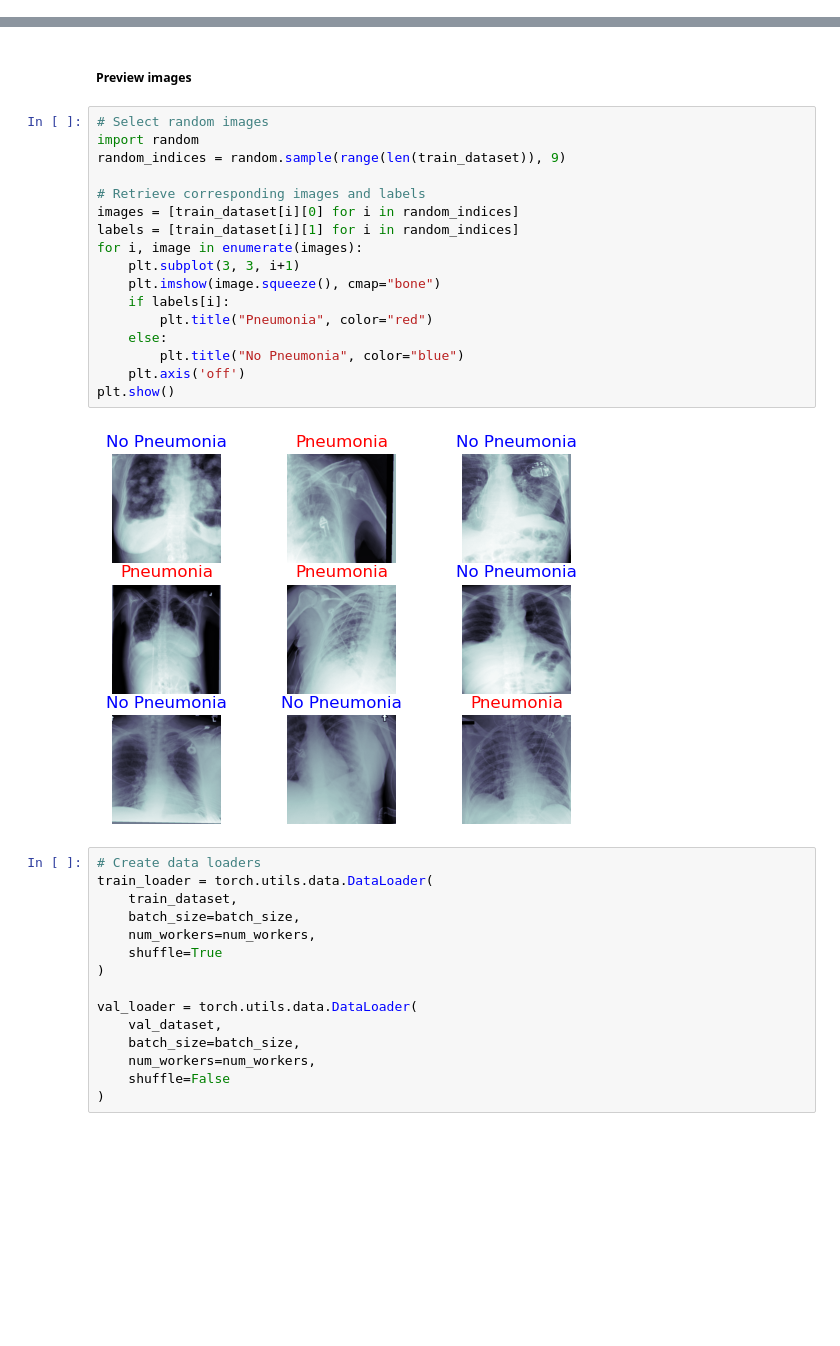
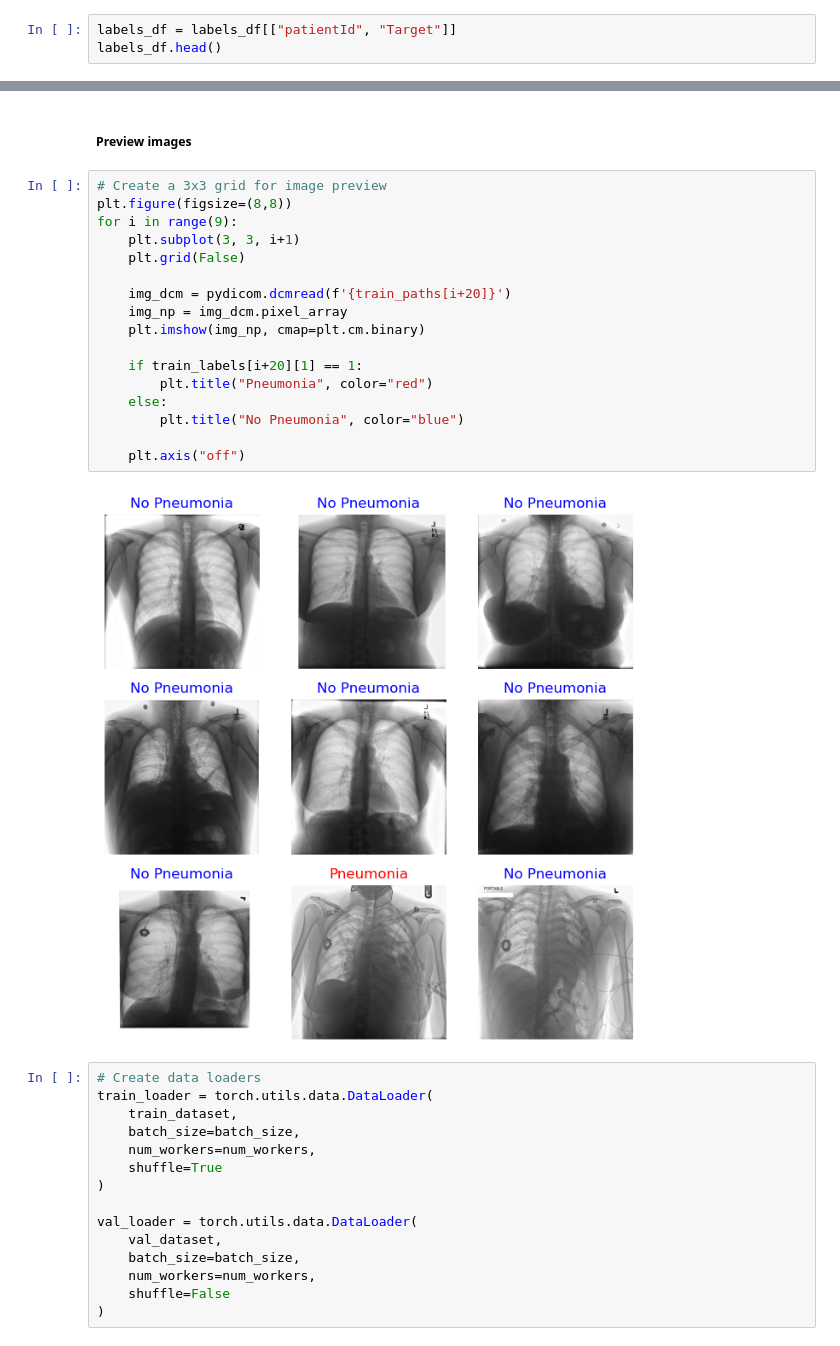
Before and after one commit to JacobJ215/Pneumonia-Classification, a Jupyter notebook: pneumonia_classification.ipynb, the cells around one changed output, grey strips where cells are left out. Saved outputs shown, nothing was run; the diff lists cells and outputs as text; blank space fills up the shorter version.

Commit message:
created and trained custom classifier

```diff
--- a/pneumonia_classification.ipynb
+++ b/pneumonia_classification.ipynb
@@ -36,0 +43,3 @@ labels_df.head()
+# %%
+labels_df = labels_df[["patientId", "Target"]]
+labels_df.head()
@@ -99,24 +87,24 @@ val_dataset.transforms = val_transforms
 # %% [markdown]
 ##### Preview images
-# %%
-# Select random images
-import random
-random_indices = random.sample(range(len(train_dataset)), 9)
-
-# Retrieve corresponding images and labels
-images = [train_dataset[i][0] for i in random_indices]
-labels = [train_dataset[i][1] for i in random_indices]
-for i, image in enumerate(images):
-    plt.subplot(3, 3, i+1)
-    plt.imshow(image.squeeze(), cmap="bone")
-    if labels[i]:
-        plt.title("Pneumonia", color="red")
-    else:
-        plt.title("No Pneumonia", color="blue")
-    plt.axis('off')
-plt.show()
-# %% [output]
-[figure, removed]
+# %%
+# Create a 3x3 grid for image preview
+plt.figure(figsize=(8,8))
+for i in range(9):
+    plt.subplot(3, 3, i+1)
+    plt.grid(False)
+
+    img_dcm = pydicom.dcmread(f'{train_paths[i+20]}')
+    img_np = img_dcm.pixel_array
+    plt.imshow(img_np, cmap=plt.cm.binary)
+
+    if train_labels[i+20][1] == 1:
+        plt.title("Pneumonia", color="red")
+    else:
+        plt.title("No Pneumonia", color="blue")
+
+    plt.axis("off")
+# %% [output]
+[figure, added]
 # %%
 # Create data loaders
 train_loader = torch.utils.data.DataLoader(
```
Also changed, not shown: parts of 18 cells of this notebook, 8 other files.
